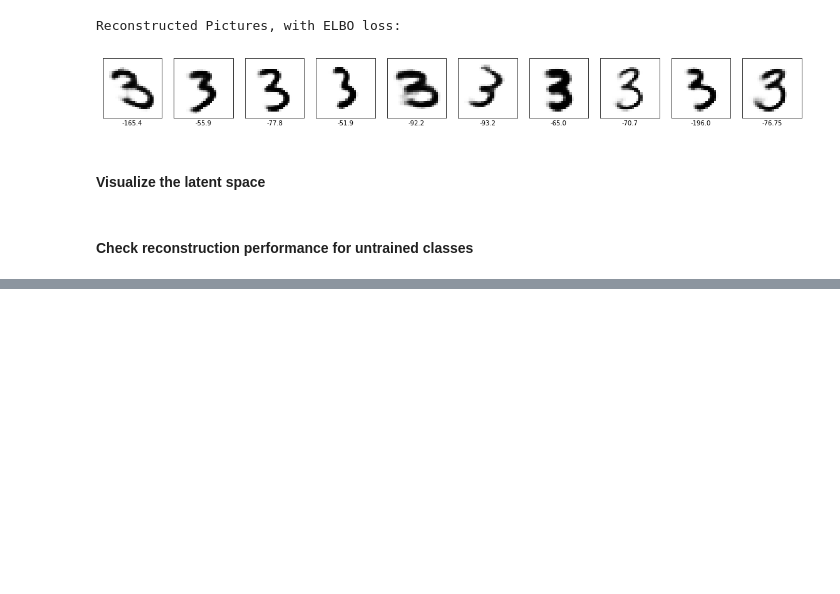
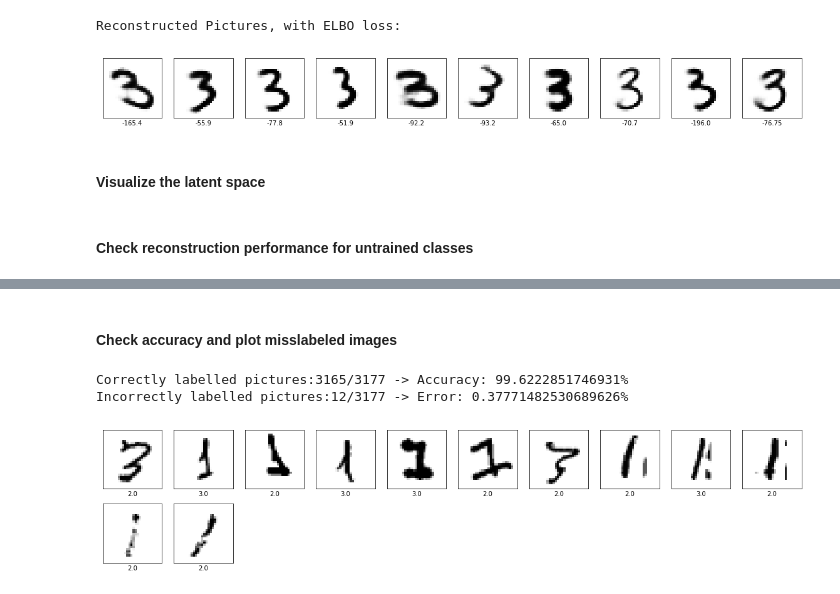
Before and after one commit to lorenzosintini/4YP, a Jupyter notebook: CVAE_MNIST_Numbers.ipynb, the cells around one changed output, grey strips where cells are left out. Drawn from its saved outputs; the diff is of its cells as text; code cells hidden in the pictures; blank space fills up the shorter version.

```diff
--- a/CVAE_MNIST_Numbers.ipynb
+++ b/CVAE_MNIST_Numbers.ipynb
@@ -364,0 +405,24 @@ ELBO loss for class 9: -165.32713317871094
+# %% [markdown]
+#### Check accuracy and plot misslabeled images
+# %%
+correct_guesses = 0
+wrong_guesses = []
+for i,x in enumerate(zip(predicted_class[0,:], y_test_classes)):
+  if (x[0]==x[1]):
+    correct_guesses = correct_guesses + 1
+  else:
+    wrong_guesses.append(i)
+
+total_guesses = len(x_test_classes)
+accuracy = (correct_guesses/total_guesses)
+print('Correctly labelled pictures:{}/{} -> Accuracy: {}%'.format(correct_guesses,total_guesses,accuracy*100))
+print('Incorrectly labelled pictures:{}/{} -> Error: {}%'.format(total_guesses-correct_guesses,total_guesses,(1-accuracy)*100))
+
+
+pics_to_plot = list(x_test_classes[i] for i in wrong_guesses)
+labels = list(predicted_class[0,i] for i in wrong_guesses)
+plot_images(pics_to_plot, labels, [0,len(labels)])
+# %% [output]
+Correctly labelled pictures:3165/3177 -> Accuracy: 99.6222851746931%
+Incorrectly labelled pictures:12/3177 -> Error: 0.37771482530689626%
+[figure, added]
```
Also changed, not shown: parts of 5 cells of this notebook.
